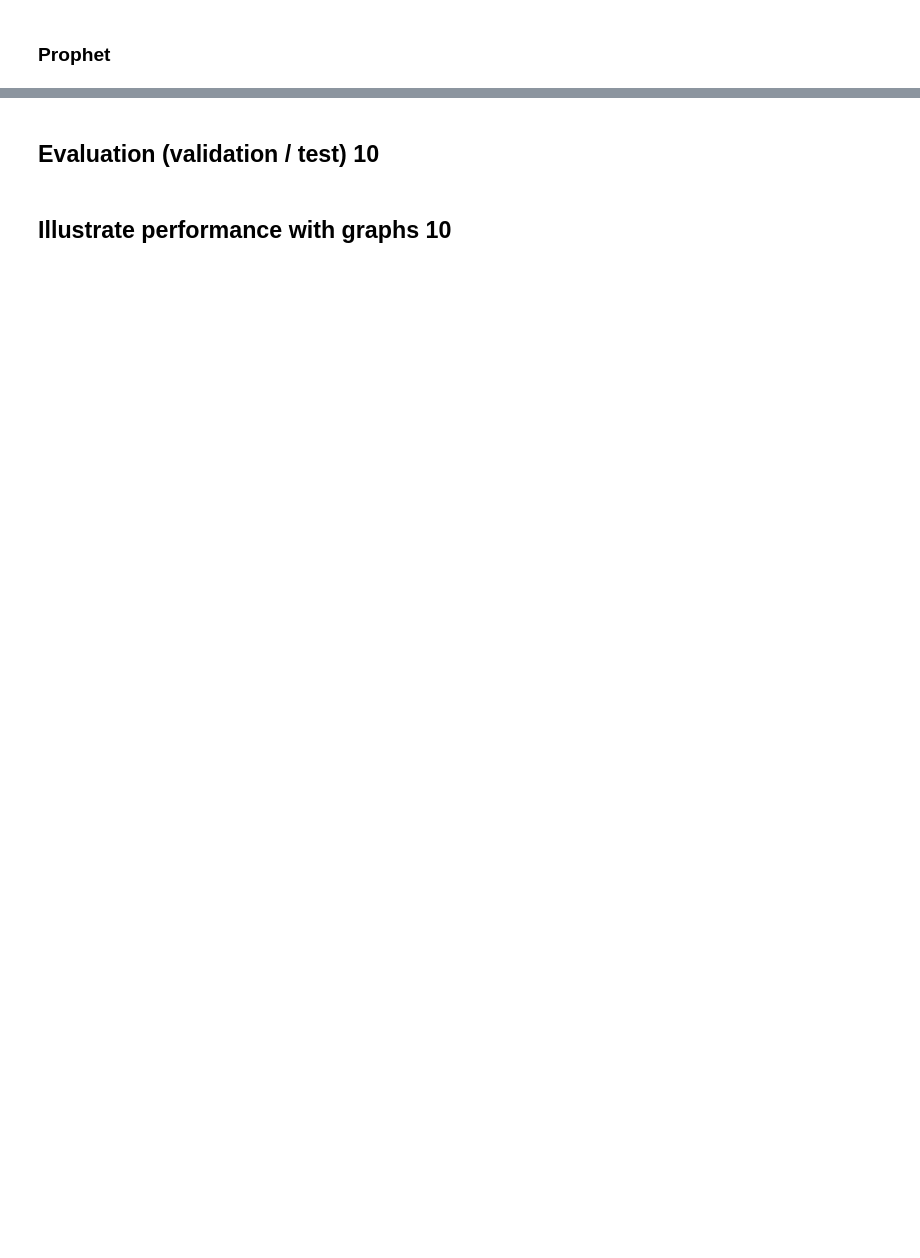
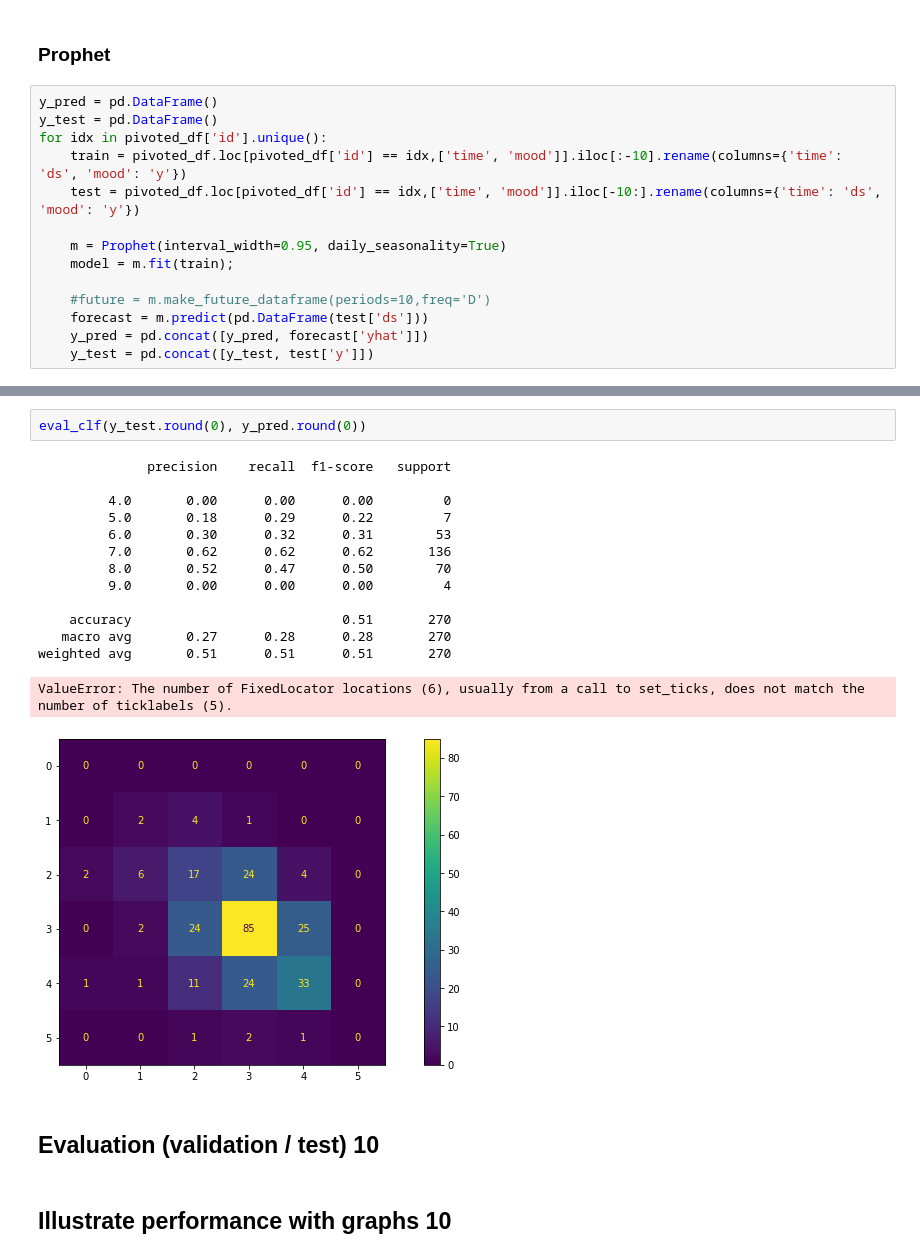
Before and after one commit to OlegBEZb/Data_Mining_assignment_1, a Jupyter notebook: Assignment_1.ipynb, the cells around one changed output, grey strips where cells are left out. Cells and saved outputs as stored; diff of their text form; blank space fills up the shorter version.

Commit message:
added fb prophet model

```diff
--- a/Assignment_1.ipynb
+++ b/Assignment_1.ipynb
@@ -704,2 +753,16 @@ for participant in sorted(model_dict.keys()):
 # %% [markdown]
 ### Prophet
+# %%
+y_pred = pd.DataFrame()
+y_test = pd.DataFrame()
+for idx in pivoted_df['id'].unique():
+    train = pivoted_df.loc[pivoted_df['id'] == idx,['time', 'mood']].iloc[:-10].rename(columns={'time': 'ds', 'mood': 'y'})
+    test = pivoted_df.loc[pivoted_df['id'] == idx,['time', 'mood']].iloc[-10:].rename(columns={'time': 'ds', 'mood': 'y'})
+
+    m = Prophet(interval_width=0.95, daily_seasonality=True)
+    model = m.fit(train);
+
+    #future = m.make_future_dataframe(periods=10,freq='D')
+    forecast = m.predict(pd.DataFrame(test['ds']))
+    y_pred = pd.concat([y_pred, forecast['yhat']])
+    y_test = pd.concat([y_test, test['y']])
@@ -706,3 +880,20 @@ for participant in sorted(model_dict.keys()):
+# %%
+eval_clf(y_test.round(0), y_pred.round(0))
+# %% [output]
+              precision    recall  f1-score   support
+
+         4.0       0.00      0.00      0.00         0
+         5.0       0.18      0.29      0.22         7
+         6.0       0.30      0.32      0.31        53
+         7.0       0.62      0.62      0.62       136
+         8.0       0.52      0.47      0.50        70
+         9.0       0.00      0.00      0.00         4
+
+    accuracy                           0.51       270
+   macro avg       0.27      0.28      0.28       270
+weighted avg       0.51      0.51      0.51       270
+ValueError: The number of FixedLocator locations (6), usually from a call to set_ticks, does not match the number of ticklabels (5).
+[figure, added]
 # %% [markdown]
 ## Evaluation (validation / test) 10
 # %% [markdown]
```
Also changed, not shown: parts of 44 cells of this notebook.
